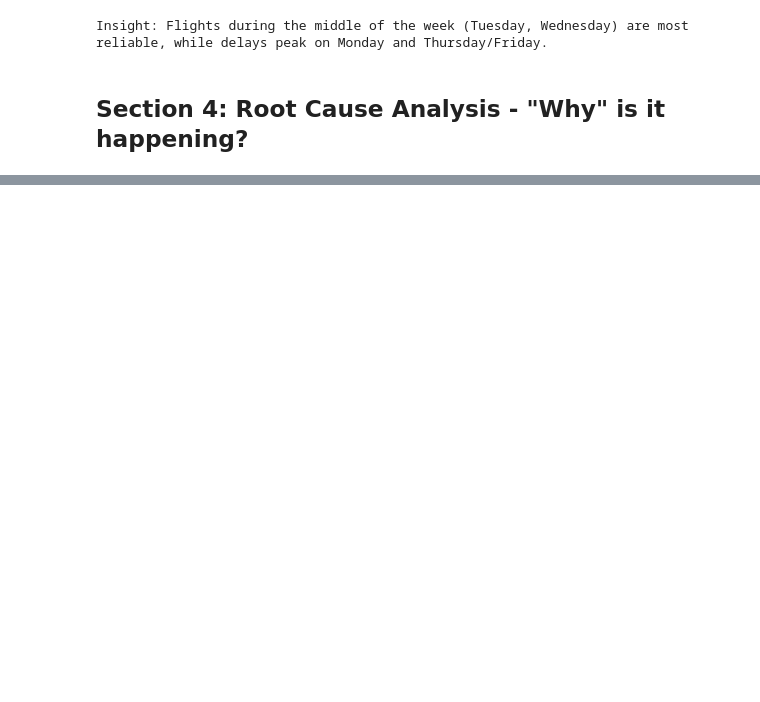
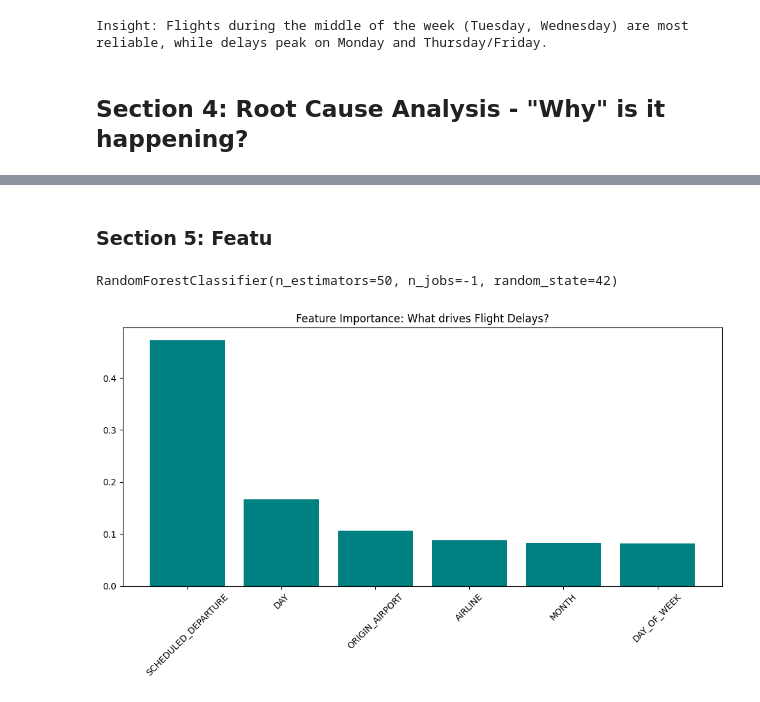
Before and after one commit to SK021G/Flight-Delay-Root-Cause-Analysis, a Jupyter notebook: Flight_Delay_Root_Cause_Analysis.ipynb, the cells around one changed output, grey strips where cells are left out. Saved outputs shown, nothing was run; the diff lists cells and outputs as text; code cells hidden in the pictures; blank space fills up the shorter version.

```diff
--- a/Flight_Delay_Root_Cause_Analysis.ipynb
+++ b/Flight_Delay_Root_Cause_Analysis.ipynb
@@ -114,4 +116,44 @@ print("Key Finding: The analysis clearly shows that 'Late Aircraft Arrival' is t
 Key Finding: The analysis clearly shows that 'Late Aircraft Arrival' is the single largest contributor to departure delays, accounting for over 40% of all delay minutes. This indicates a significant s ...
+# %% [markdown]
+### Section 5: Featu
+# %%
+# Select operational features that exist BEFORE the flight takes off
+model_features = ['MONTH', 'DAY', 'DAY_OF_WEEK', 'AIRLINE', 'SCHEDULED_DEPARTURE', 'ORIGIN_AIRPORT']
+
+# Create a copy for modeling
+model_df = df[model_features + ['is_delayed']].copy()
+
+# Encode categorical variables (Airline and Origin Airport) into numbers
+le = LabelEncoder()
+model_df['AIRLINE'] = le.fit_transform(model_df['AIRLINE'])
+# We limit Origin Airport to top 20 for speed/clarity, mapping others to 'Other'
+top_airports = model_df['ORIGIN_AIRPORT'].value_counts().nlargest(20).index
+model_df['ORIGIN_AIRPORT'] = model_df['ORIGIN_AIRPORT'].apply(lambda x: x if x in top_airports else 'Other')
+model_df['ORIGIN_AIRPORT'] = le.fit_transform(model_df['ORIGIN_AIRPORT'])
+X = model_df.drop('is_delayed', axis=1)
+y = model_df['is_delayed']
+
+X_train, X_test, y_train, y_test = train_test_split(X, y, test_size=0.2, random_state=42)
+# %%
+# 2. Train Random Forest Model
+rf_model = RandomForestClassifier(n_estimators=50, random_state=42, n_jobs=-1)
+rf_model.fit(X_train, y_train)
+# %% [output]
+RandomForestClassifier(n_estimators=50, n_jobs=-1, random_state=42)
+# %%
+# 3. Visualize Feature Importance
+# This plot technically satisfies the "Feature Importance Techniques" claim on your resume
+importances = rf_model.feature_importances_
+indices = np.argsort(importances)[::-1]
+
+plt.figure(figsize=(10, 6))
+plt.title("Feature Importance: What drives Flight Delays?")
+plt.bar(range(X.shape[1]), importances[indices], align="center", color='teal')
+plt.xticks(range(X.shape[1]), [X.columns[i] for i in indices], rotation=45)
+plt.tight_layout()
+plt.show()
+# %% [output]
+[figure, added]
 # %% [markdown]
 # Section 5: Summary & Actionable Recommendations
 
```
Also changed, not shown: parts of 7 cells of this notebook.
